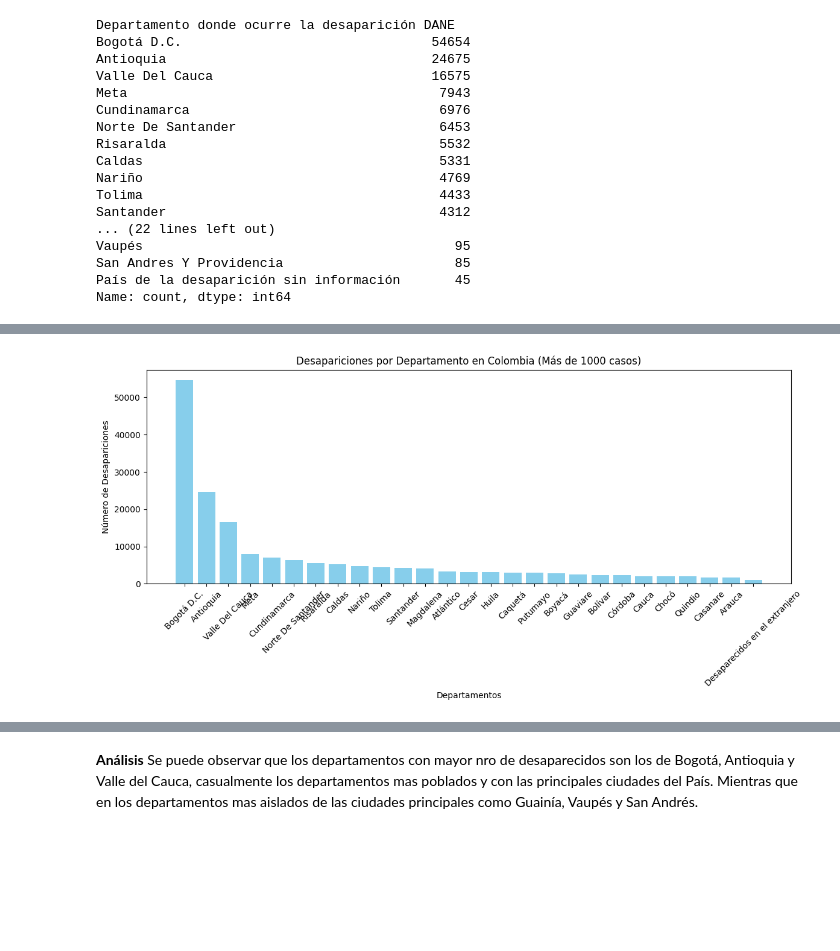
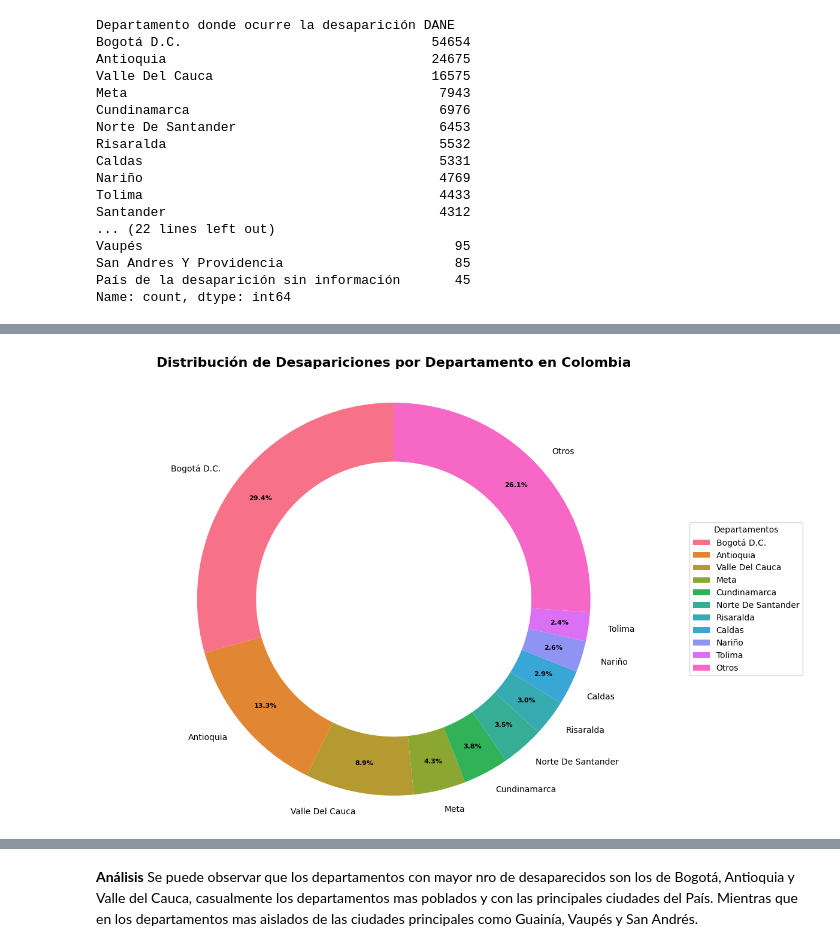
Before and after one commit to amatista696/BITrepository, a Jupyter notebook: Actividad2.ipynb, the cells around one changed output, grey strips where cells are left out. Drawn from its saved outputs; the diff is of its cells as text; code cells hidden in the pictures; blank space fills up the shorter version.

```diff
--- a/Actividad2.ipynb
+++ b/Actividad2.ipynb
@@ -55,12 +50,52 @@ plt.show()
-# %%
-departamentos_filtrado = departamentos_count[departamentos_count>1000]
-plt.figure(figsize=(12, 6))
-plt.bar(departamentos_filtrado.index, departamentos_filtrado.values, color='skyblue')
-plt.xlabel('Departamentos')
-plt.ylabel('Número de Desapariciones')
-plt.title('Desapariciones por Departamento en Colombia (Más de 1000 casos)')
-plt.xticks(rotation=45)
-plt.tight_layout()
-plt.show()
-# %% [output]
-[figure, removed]
+# %%
+fig, ax = plt.subplots(figsize=(12, 8))
+N = 10  # top 10
+top_departamentos = departamentos_count.nlargest(N)
+otros = departamentos_count.sum() - top_departamentos.sum()
+top_departamentos['Otros'] = otros
+
+# Paleta de colores
+colors = sns.color_palette('husl', n_colors=len(top_departamentos))
+
+# Pie chart
+wedges, texts, autotexts = ax.pie(
+    top_departamentos,
+    labels=top_departamentos.index,
+    autopct='%1.1f%%',
+    startangle=90,
+    colors=colors,
+    pctdistance=0.85
+)
+
+# Circulo en el centro para poner la grafica como una dona
+centre_circle = plt.Circle((0, 0), 0.70, fc='white')
+fig.gca().add_artist(centre_circle)
+
+# Aspect ratio igual para generar el circulo
+ax.axis('equal')
+
+# Modificar la apariencia
+plt.setp(autotexts, size=8, weight="bold")
+plt.setp(texts, size=10)
+
+# titulo
+plt.title(
+    'Distribución de Desapariciones por Departamento en Colombia',
+    fontsize=16,
+    fontweight='bold',
+    pad=20
+)
+
+# leyenda
+ax.legend(
+    wedges,
+    top_departamentos.index,
+    title="Departamentos",
+    loc="center left",
+    bbox_to_anchor=(1, 0, 0.5, 1)
+)
+
+plt.tight_layout()
+plt.show()
+# %% [output]
+[figure, added]
```
Also changed, not shown: parts of 5 cells of this notebook.
